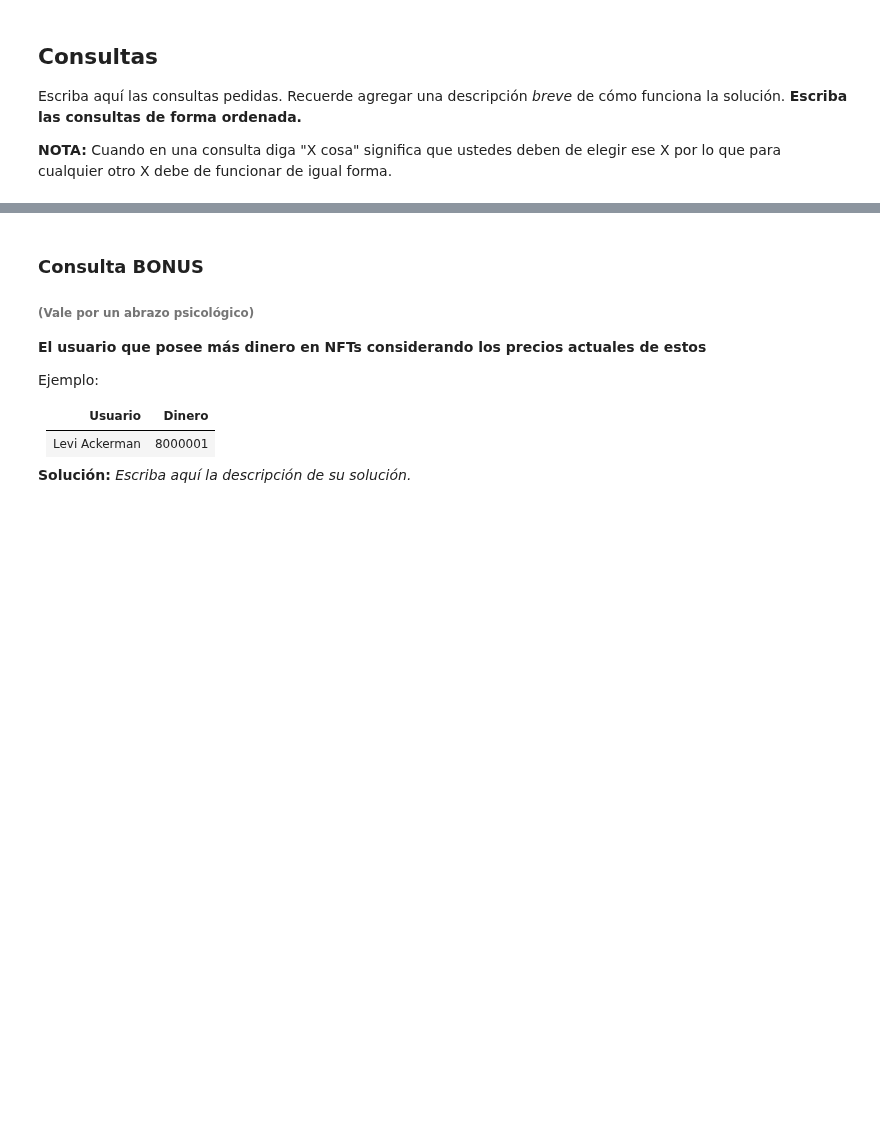
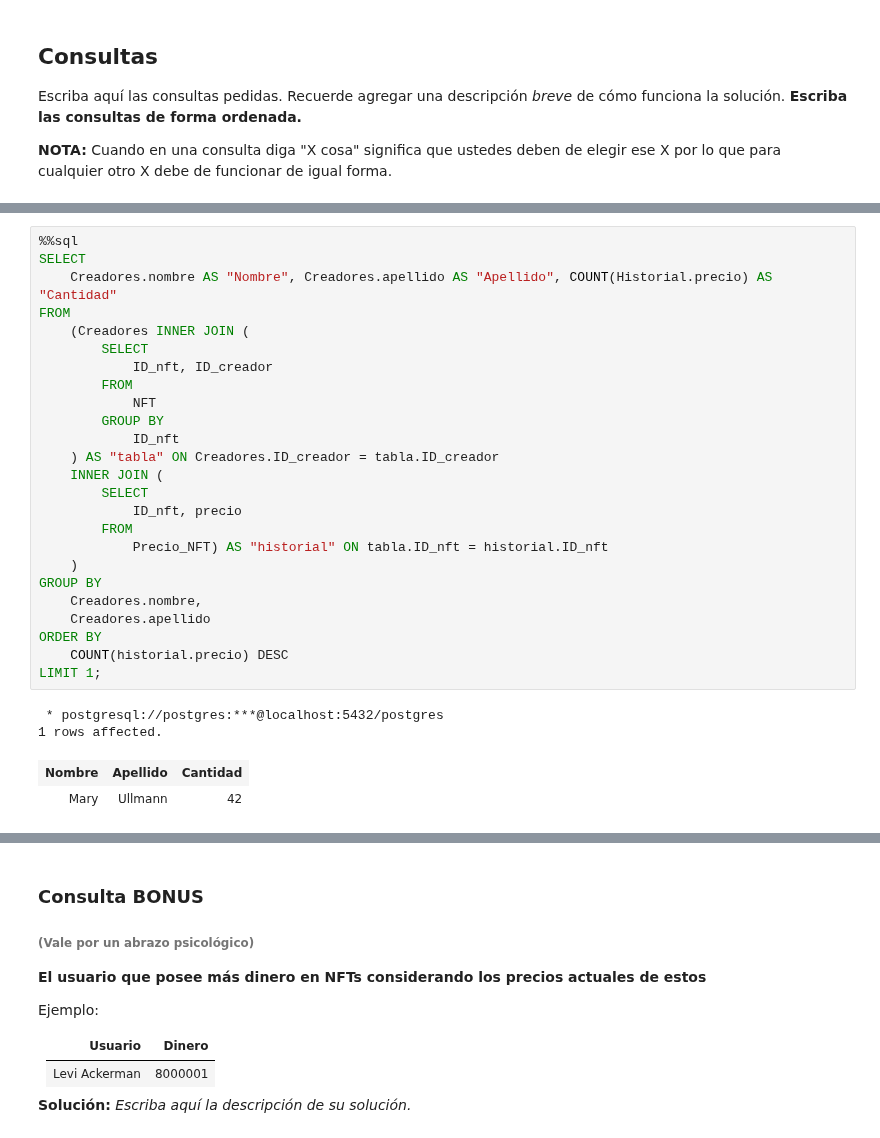
Before and after one commit to cristobalP02/tareas_BaseDeDatos, a Jupyter notebook: Tarea1_Grupo17.ipynb, the cells around one changed output, grey strips where cells are left out. Saved outputs shown, nothing was run; the diff lists cells and outputs as text; blank space fills up the shorter version.

```diff
--- a/Tarea1_Grupo17.ipynb
+++ b/Tarea1_Grupo17.ipynb
@@ -526,0 +610,30 @@ WHERE
+# %%
+%%sql
+SELECT
+    Creadores.nombre AS "Nombre", Creadores.apellido AS "Apellido", COUNT(Historial.precio) AS "Cantidad"
+FROM
+    (Creadores INNER JOIN (
+        SELECT
+            ID_nft, ID_creador
+        FROM
+            NFT
+        GROUP BY
+            ID_nft
+    ) AS "tabla" ON Creadores.ID_creador = tabla.ID_creador
+    INNER JOIN (
+        SELECT
+            ID_nft, precio
+        FROM
+            Precio_NFT) AS "historial" ON tabla.ID_nft = historial.ID_nft
+    )
+GROUP BY
+    Creadores.nombre,
+    Creadores.apellido
+ORDER BY
+    COUNT(historial.precio) DESC
+LIMIT 1;
+# %% [output]
+ * postgresql://postgres:***@localhost:5432/postgres
+1 rows affected.
+| Nombre | Apellido | Cantidad |
+| Mary | Ullmann | 42 |
```
Also changed, not shown: parts of 45 cells of this notebook.
